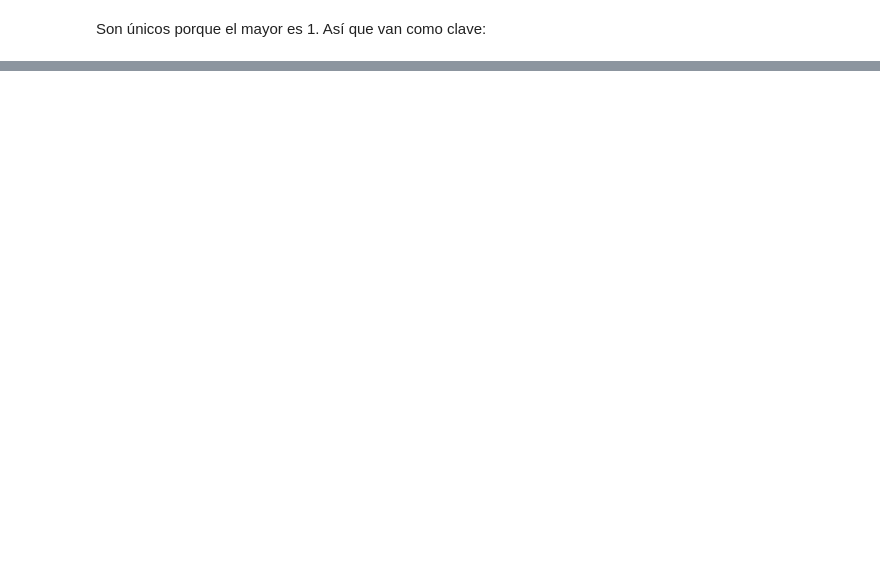
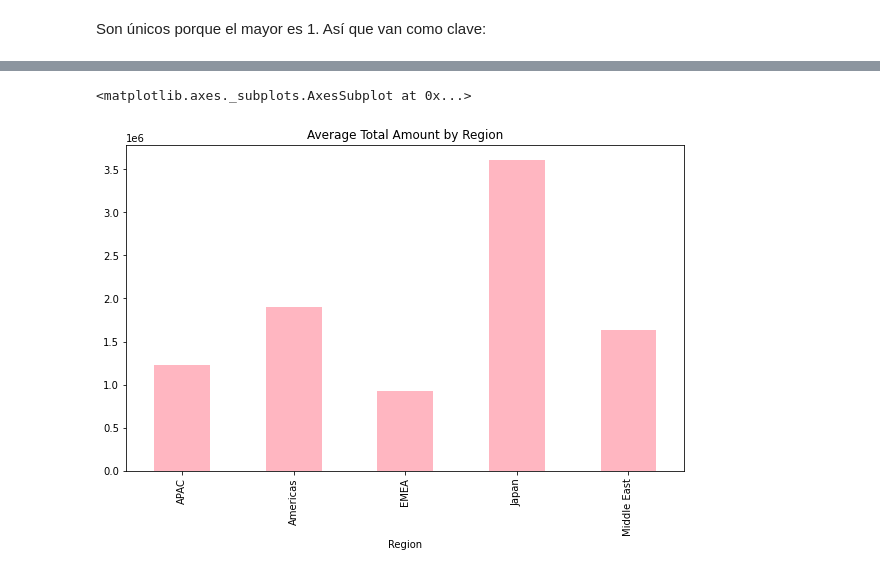
Before and after one commit to fede-alt/datos_2c2020_tp1, a Jupyter notebook: Pruebas/Pruebas_Euge.ipynb, the cells around one changed output, grey strips where cells are left out. Cells and saved outputs as stored; diff of their text form; code cells hidden in the pictures; blank space fills up the shorter version.

```diff
--- a/Pruebas/Pruebas_Euge.ipynb
+++ b/Pruebas/Pruebas_Euge.ipynb
@@ -63,0 +78,10 @@ df
+# %%
+# Las date van directo como lista como parámetro para parse_dates
+date_columns = [
+                'Account_Created_Date',
+                'Opportunity_Created_Date',
+                'Quote_Expiry_Date',
+                'Last_Modified_Date',
+                'Planned_Delivery_Start_Date',
+                'Planned_Delivery_End_Date',
+]
@@ -63,0 +130,3 @@ df
+# %%
+# Excluidos porque son todos None
+empty = ['Actual_Delivery_Date', 'Last_Activity']
@@ -63,0 +144,8 @@ df
+# %%
+df = pd.read_csv('train.csv', parse_dates=date_columns, dtype=column_types,
+                 index_col='ID', na_values=['Other', 'NaT', 'None'],
+                 usecols=lambda x: x not in empty)
+
+df['Sales_Contract_No'] = df['Sales_Contract_No'].fillna(0).astype(np.int64)
+df['Month'] = pd.to_datetime(df['Month'], format='%Y - %m')
+df.head()
@@ -142,5 +182,0 @@ types.update({col:"category" for col in categorical_columns})
-# %%
-df = pd.read_csv("train.csv", parse_dates=date_columns, index_col="ID",
-                 dtype=types)
-df["Sales_Contract_No"] = pd.to_numeric("Sales_Contract_No", errors="coerce")
-df
@@ -181,0 +276,8 @@ memory usage: 3.2+ MB
+# %%
+
+df.groupby("Region").mean().loc[:, "Total_Amount"]\
+    .plot(kind="bar", title="Average Total Amount by Region", linewidth=2,
+          figsize=(10, 6), color="lightpink")
+# %% [output]
+<matplotlib.axes._subplots.AxesSubplot at 0x...>
+[figure, added]
```
Also changed, not shown: parts of 30 cells of this notebook.
